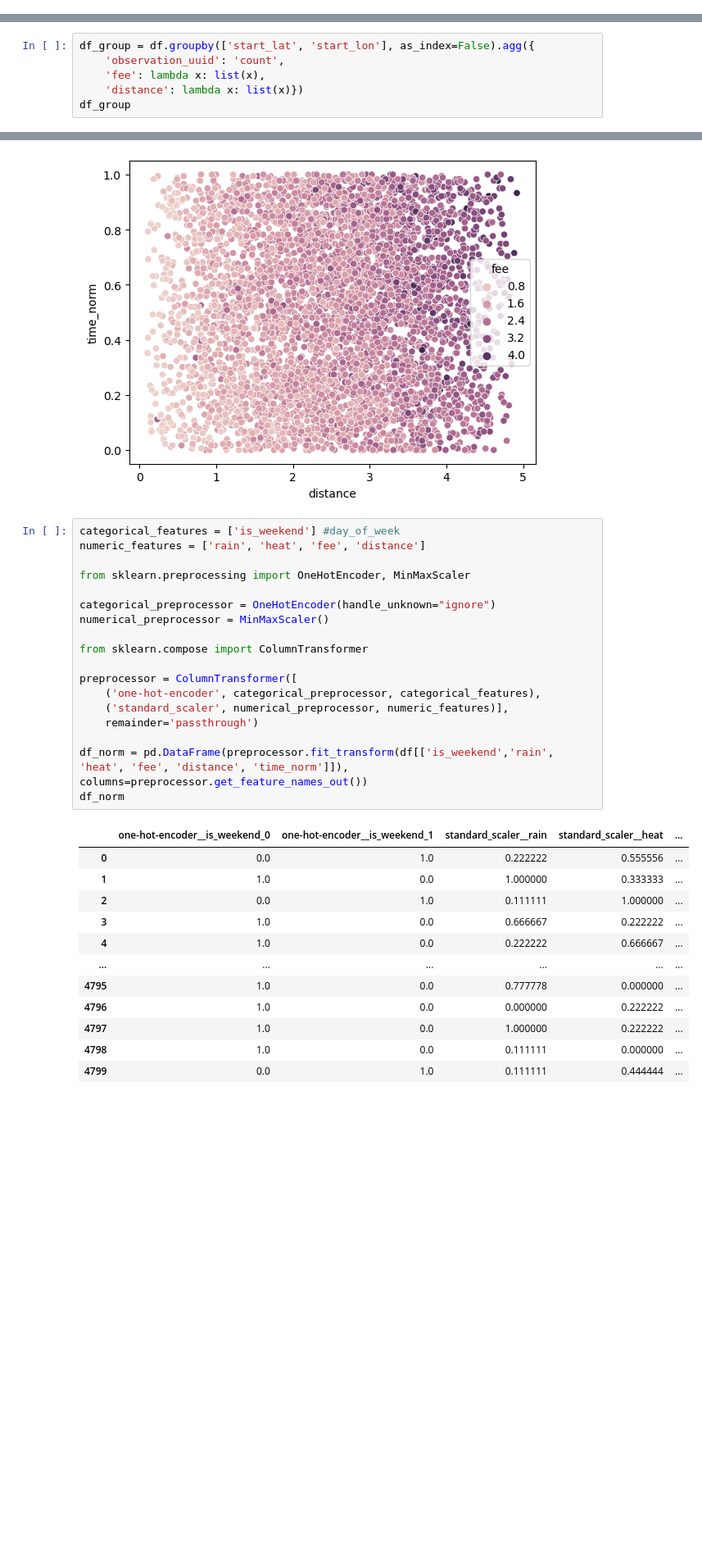
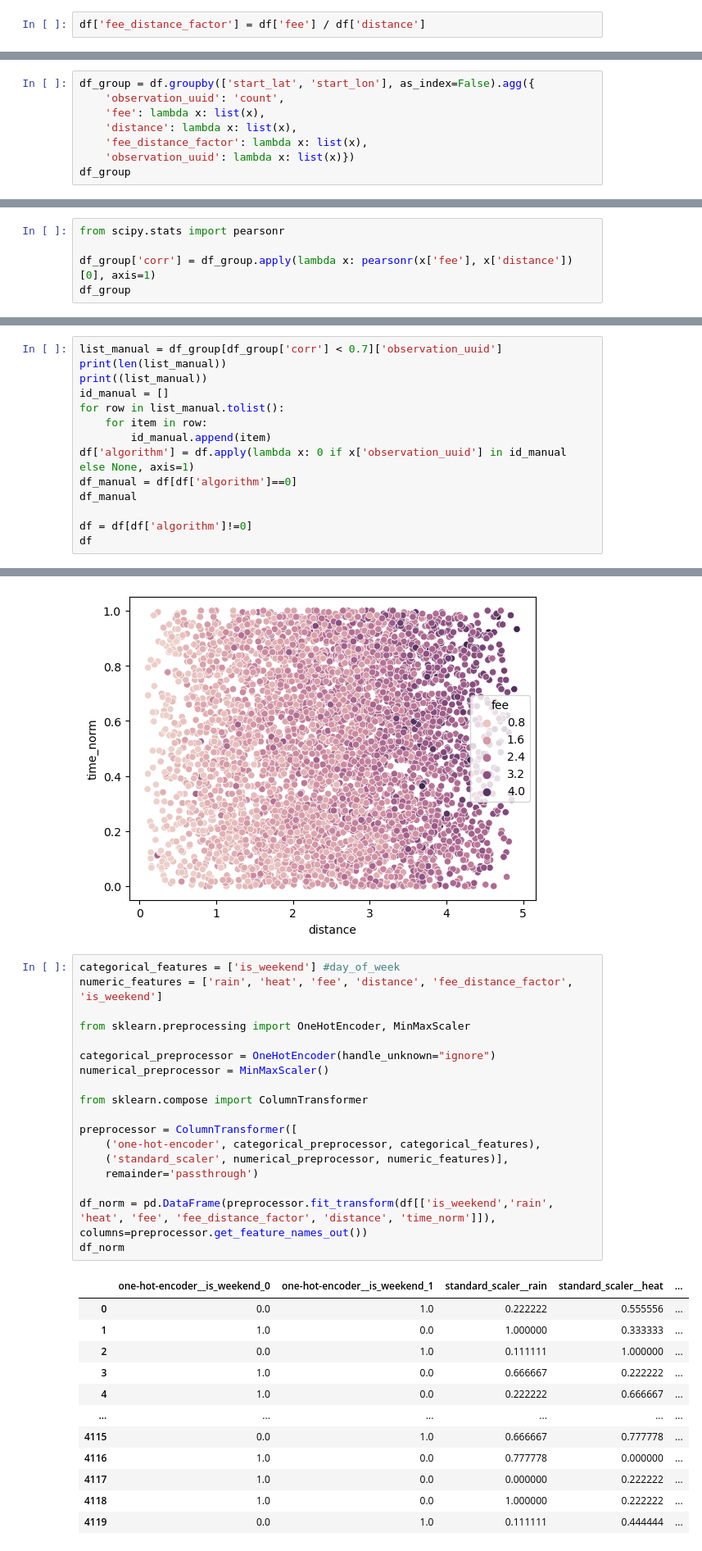
Before and after one commit to quentinchichery/hackathon-peren-2022, a Jupyter notebook: 01-exploration.ipynb, the cells around one changed output, grey strips where cells are left out. Shown at 82% size. Saved outputs shown, nothing was run; the diff lists cells and outputs as text; blank space fills up the shorter version.

```diff
--- a/01-exploration.ipynb
+++ b/01-exploration.ipynb
@@ -151,3 +151,5 @@ df
 | 4798 | 51d4e883-bac0-7cab-b734-5e6adf01d2ae | 48.8409 | 2.3497 | 75005 | 48.8604 | 2.3856 | 75011 | 1 | ... |
 | 4799 | 1cb2cb16-bd9f-c617-ae4a-5c81363ae3bc | 48.8629 | 2.3575 | 75003 | 48.8335 | 2.3248 | 75014 | 1 | ... |
 4800 rows × 16 columns
+# %%
+df['fee_distance_factor'] = df['fee'] / df['distance']
@@ -183,6 +197,8 @@ sns.scatterplot(data=df, x='distance', y='fee', hue='rain')
 df_group = df.groupby(['start_lat', 'start_lon'], as_index=False).agg({
     'observation_uuid': 'count',
     'fee': lambda x: list(x),
-    'distance': lambda x: list(x)})
+    'distance': lambda x: list(x),
+    'fee_distance_factor': lambda x: list(x),
+    'observation_uuid': lambda x: list(x)})
 df_group
 # %% [output]
@@ -201,0 +218,5 @@ df_group
+# %%
+from scipy.stats import pearsonr
+
+df_group['corr'] = df_group.apply(lambda x: pearsonr(x['fee'], x['distance'])[0], axis=1)
+df_group
@@ -201,0 +242,14 @@ df_group
+# %%
+list_manual = df_group[df_group['corr'] < 0.7]['observation_uuid']
+print(len(list_manual))
+print((list_manual))
+id_manual = []
+for row in list_manual.tolist():
+    for item in row:
+        id_manual.append(item)
+df['algorithm'] = df.apply(lambda x: 0 if x['observation_uuid'] in id_manual else None, axis=1)
+df_manual = df[df['algorithm']==0]
+df_manual
+
+df = df[df['algorithm']!=0]
+df
@@ -243,32 +329,32 @@ sns.scatterplot(data=df, x='distance', y='time_norm', hue='fee')
 [figure]
 # %%
 categorical_features = ['is_weekend'] #day_of_week
-numeric_features = ['rain', 'heat', 'fee', 'distance']
+numeric_features = ['rain', 'heat', 'fee', 'distance', 'fee_distance_factor', 'is_weekend']
 
 from sklearn.preprocessing import OneHotEncoder, MinMaxScaler
 
 categorical_preprocessor = OneHotEncoder(handle_unknown="ignore")
 numerical_preprocessor = MinMaxScaler()
 
 from sklearn.compose import ColumnTransformer
 
 preprocessor = ColumnTransformer([
     ('one-hot-encoder', categorical_preprocessor, categorical_features),
     ('standard_scaler', numerical_preprocessor, numeric_features)],
     remainder='passthrough')
 
-df_norm = pd.DataFrame(preprocessor.fit_transform(df[['is_weekend','rain', 'heat', 'fee', 'distance', 'time_norm']]), columns=preprocessor.get_feature_names_out())
+df_norm = pd.DataFrame(preprocessor.fit_transform(df[['is_weekend','rain', 'heat', 'fee', 'fee_distance_factor', 'distance', 'time_norm']]), columns=preprocessor.get_feature_names_out())
 df_norm
 # %% [output]
 |  | one-hot-encoder__is_weekend_0 | one-hot-encoder__is_weekend_1 | standard_scaler__rain | standard_scaler__heat | ... |
 | 0 | 0.0 | 1.0 | 0.222222 | 0.555556 | ... |
 | 1 | 1.0 | 0.0 | 1.000000 | 0.333333 | ... |
 | 2 | 0.0 | 1.0 | 0.111111 | 1.000000 | ... |
 | 3 | 1.0 | 0.0 | 0.666667 | 0.222222 | ... |
 | 4 | 1.0 | 0.0 | 0.222222 | 0.666667 | ... |
 | ... | ... | ... | ... | ... | ... |
-| 4795 | 1.0 | 0.0 | 0.777778 | 0.000000 | ... |
-| 4796 | 1.0 | 0.0 | 0.000000 | 0.222222 | ... |
-| 4797 | 1.0 | 0.0 | 1.000000 | 0.222222 | ... |
-| 4798 | 1.0 | 0.0 | 0.111111 | 0.000000 | ... |
-| 4799 | 0.0 | 1.0 | 0.111111 | 0.444444 | ... |
+| 4115 | 0.0 | 1.0 | 0.666667 | 0.777778 | ... |
+| 4116 | 1.0 | 0.0 | 0.777778 | 0.000000 | ... |
+| 4117 | 1.0 | 0.0 | 0.000000 | 0.222222 | ... |
+| 4118 | 1.0 | 0.0 | 1.000000 | 0.222222 | ... |
+| 4119 | 0.0 | 1.0 | 0.111111 | 0.444444 | ... |
```
Also changed, not shown: parts of 12 cells of this notebook.
